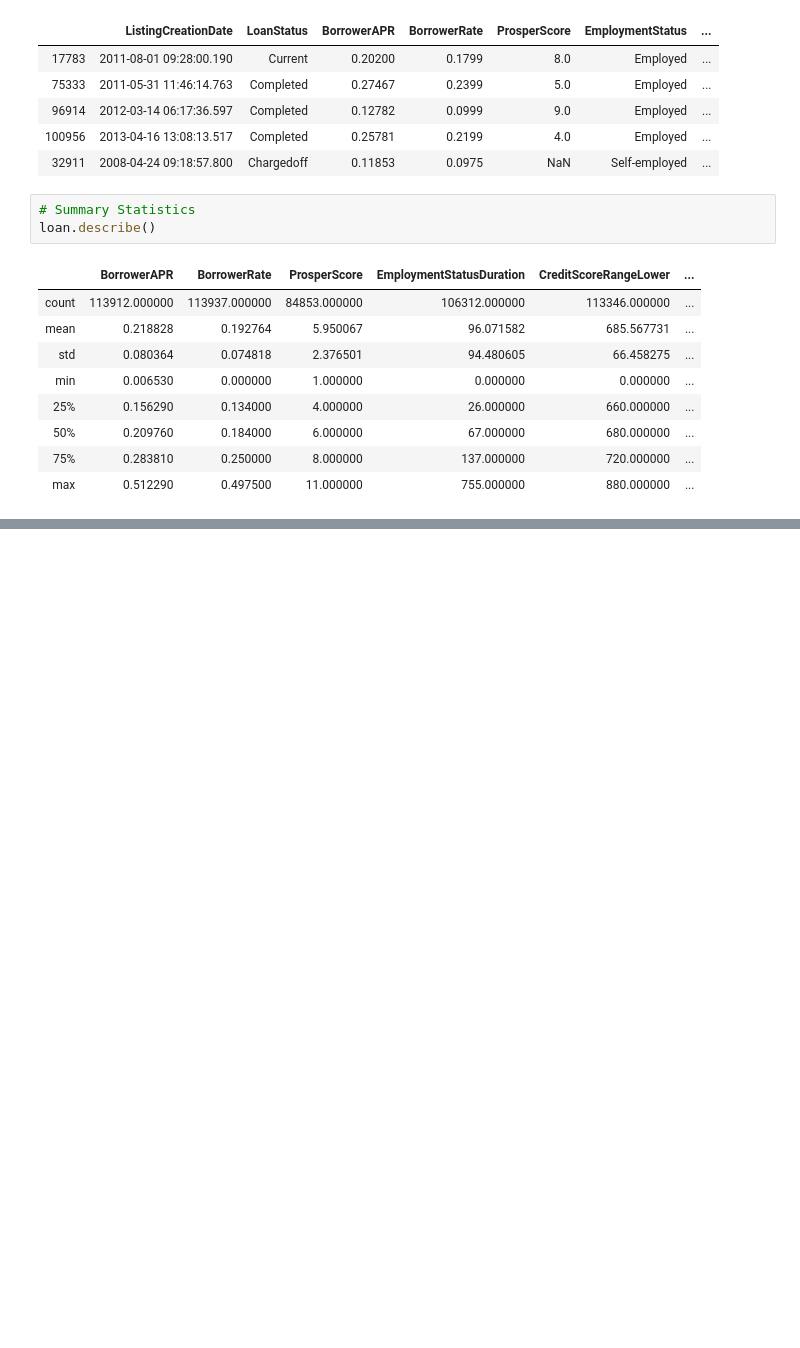
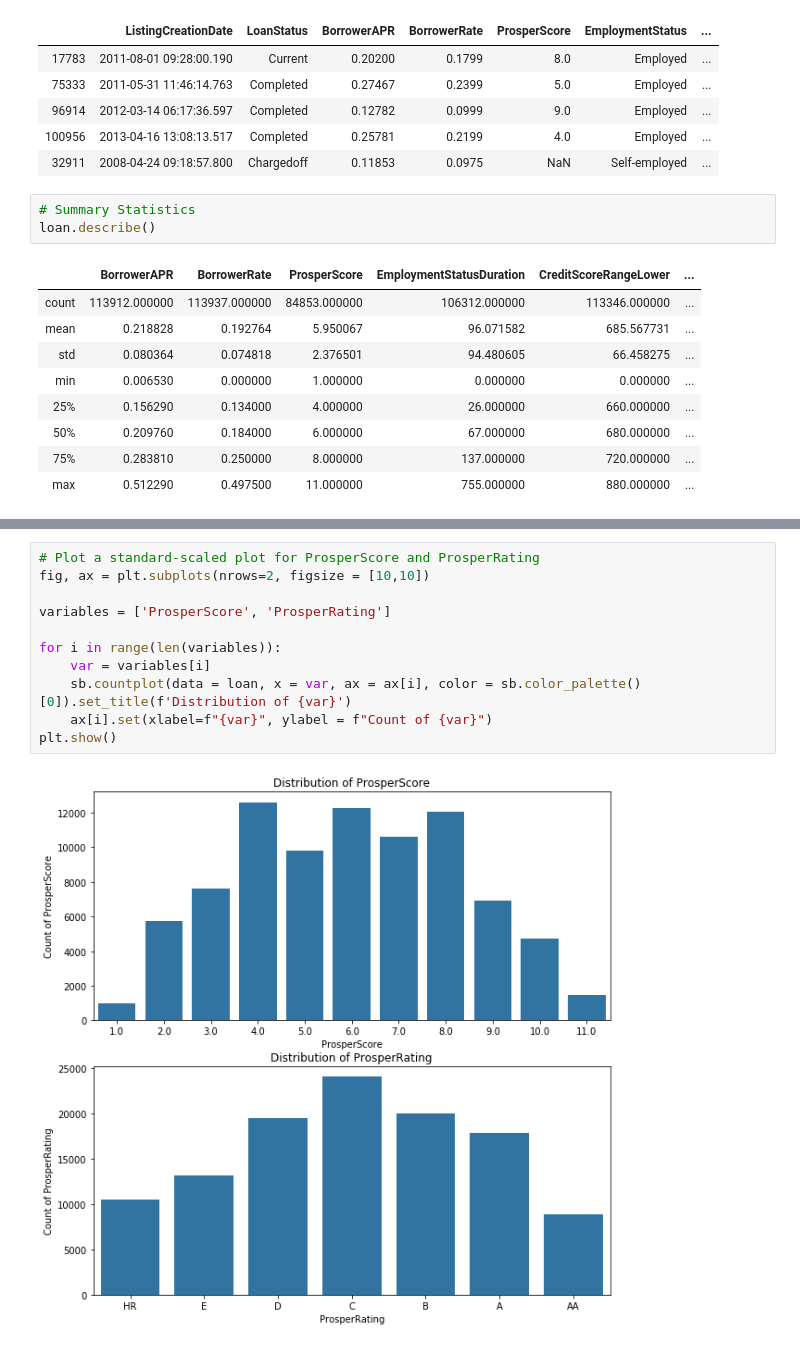
Before and after one commit to Aastha-Arora/prosper-loan-analysis, a Jupyter notebook: prosper_loan_exploration.ipynb, the cells around one changed output, grey strips where cells are left out. Drawn from its saved outputs; the diff is of its cells as text; blank space fills up the shorter version.

```diff
--- a/prosper_loan_exploration.ipynb
+++ b/prosper_loan_exploration.ipynb
@@ -207,0 +261,13 @@ loan.describe()
+# %%
+# Plot a standard-scaled plot for ProsperScore and ProsperRating
+fig, ax = plt.subplots(nrows=2, figsize = [10,10])
+
+variables = ['ProsperScore', 'ProsperRating']
+
+for i in range(len(variables)):
+    var = variables[i]
+    sb.countplot(data = loan, x = var, ax = ax[i], color = sb.color_palette()[0]).set_title(f'Distribution of {var}')
+    ax[i].set(xlabel=f"{var}", ylabel = f"Count of {var}")
+plt.show()
+# %% [output]
+[figure, added]
```
Also changed, not shown: parts of 21 cells of this notebook.
